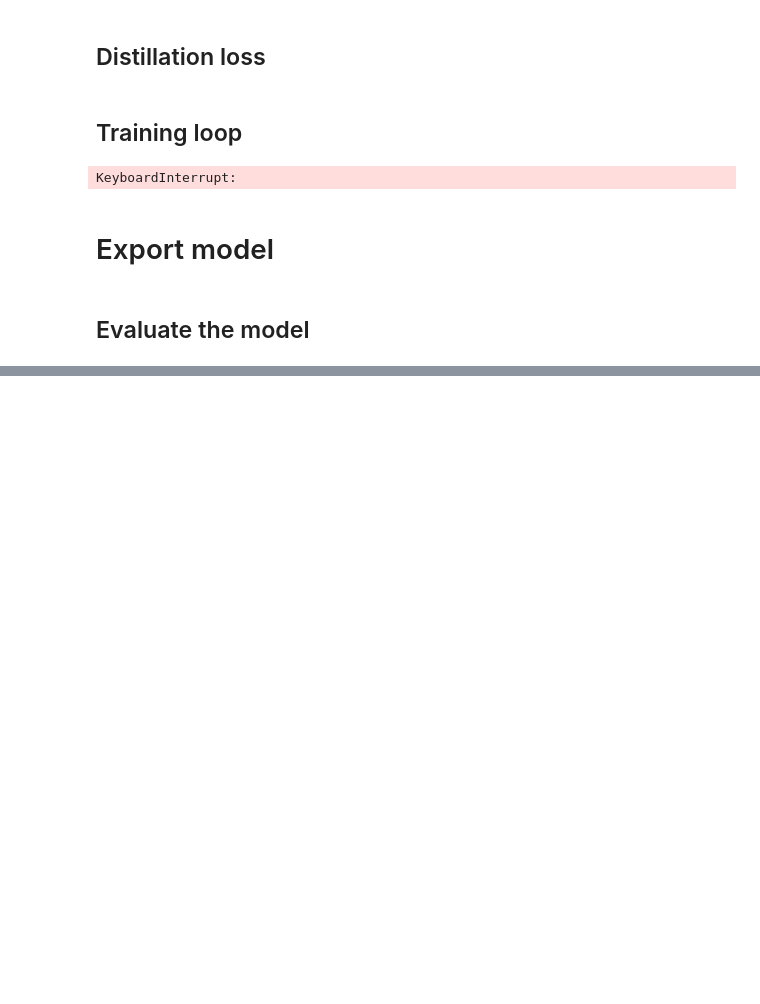
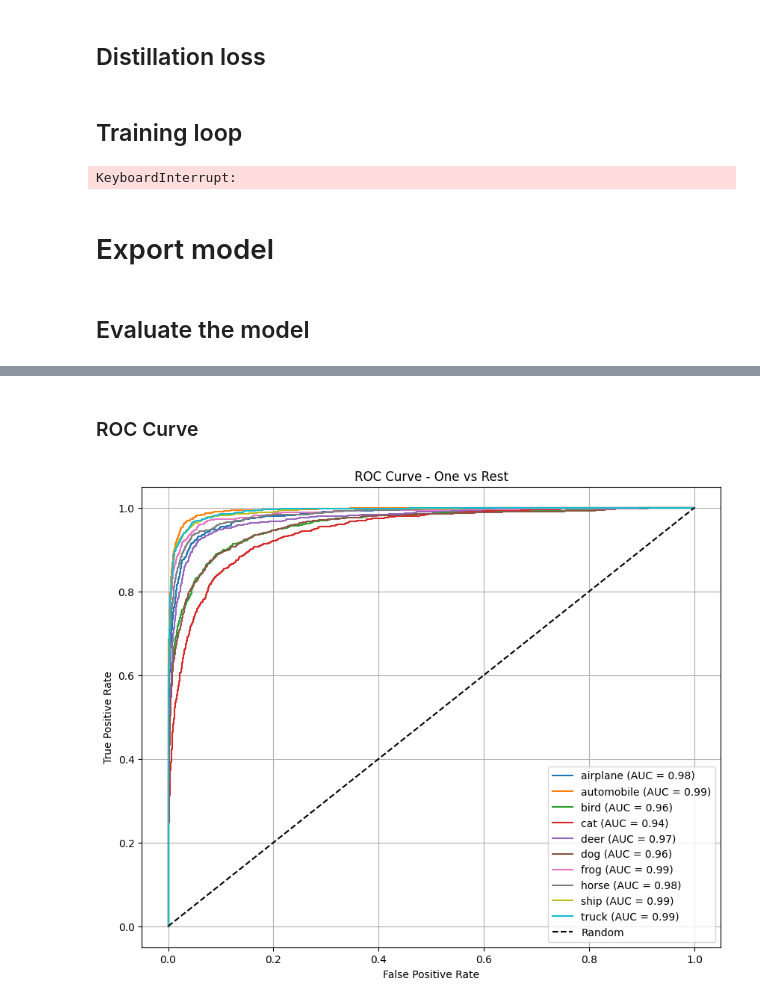
Before and after one commit to TheProbPro/AIToolsProject, a Jupyter notebook: Knowledge_Distillation.ipynb, the cells around one changed output, grey strips where cells are left out. Saved outputs shown, nothing was run; the diff lists cells and outputs as text; code cells hidden in the pictures; blank space fills up the shorter version.

```diff
--- a/Knowledge_Distillation.ipynb
+++ b/Knowledge_Distillation.ipynb
@@ -240,0 +471,9 @@ Overall Accuracy: 0.7901
+# %%
+model.eval()
+
+# Classification Report
+report = classification_report(test_labels, test_preds, target_names=classes)
+print(report)
+# Save classification report to a text file
+with open(folder_path + "/classification_report.txt", "w") as f:
+    f.write(report)
@@ -240,0 +510,36 @@ Overall Accuracy: 0.7901
+# %% [markdown]
+### ROC Curve
+# %%
+from sklearn.preprocessing import label_binarize
+from sklearn.metrics import roc_curve, auc
+import numpy as np
+
+# Binarize labels
+n_classes = len(classes)
+y_true = label_binarize(test_labels, classes=list(range(n_classes)))
+y_score = np.array(y_score)
+
+# Compute ROC curve and AUC for each class
+fpr = dict()
+tpr = dict()
+roc_auc = dict()
+
+for i in range(n_classes):
+    fpr[i], tpr[i], _ = roc_curve(y_true[:, i], y_score[:, i])
+    roc_auc[i] = auc(fpr[i], tpr[i])
+
+# Plot ROC curves
+plt.figure(figsize=(10, 8))
+for i in range(n_classes):
+    plt.plot(fpr[i], tpr[i], label=f"{classes[i]} (AUC = {roc_auc[i]:.2f})")
+
+plt.plot([0, 1], [0, 1], 'k--', label='Random')
+plt.title('ROC Curve - One vs Rest')
+plt.xlabel('False Positive Rate')
+plt.ylabel('True Positive Rate')
+plt.legend()
+plt.grid(True)
+plt.savefig(folder_path + "/ROC Curve - One vs Rest.png")
+plt.show()
+# %% [output]
+[figure, added]
```
Also changed, not shown: parts of 27 cells of this notebook, 13 other files.
